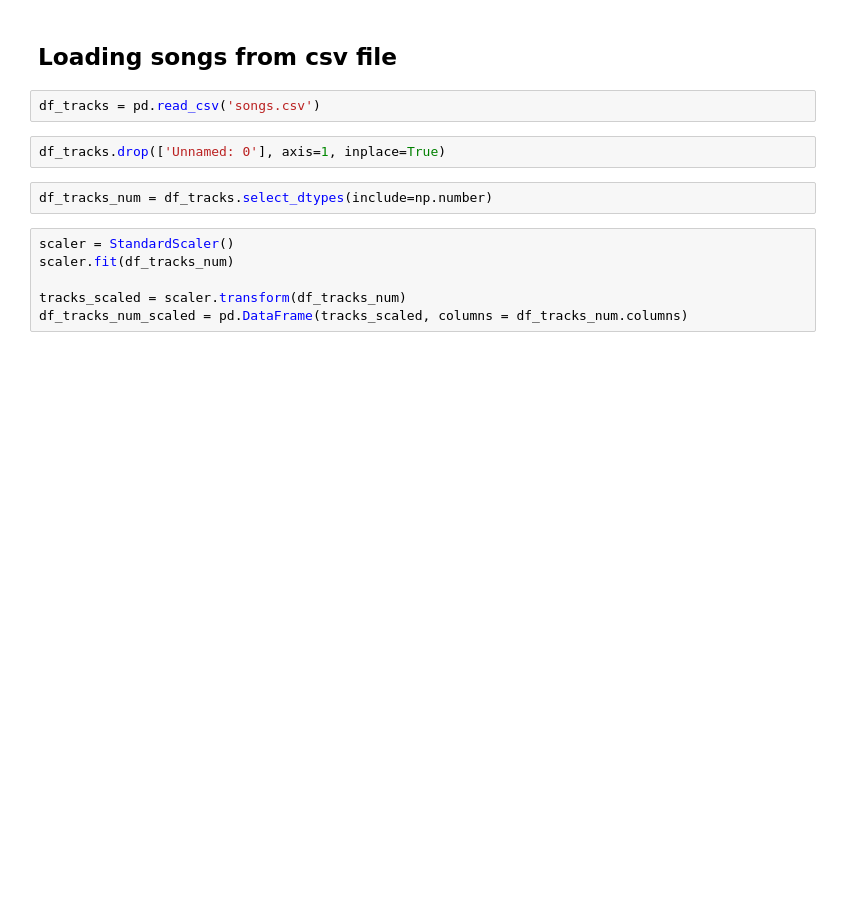
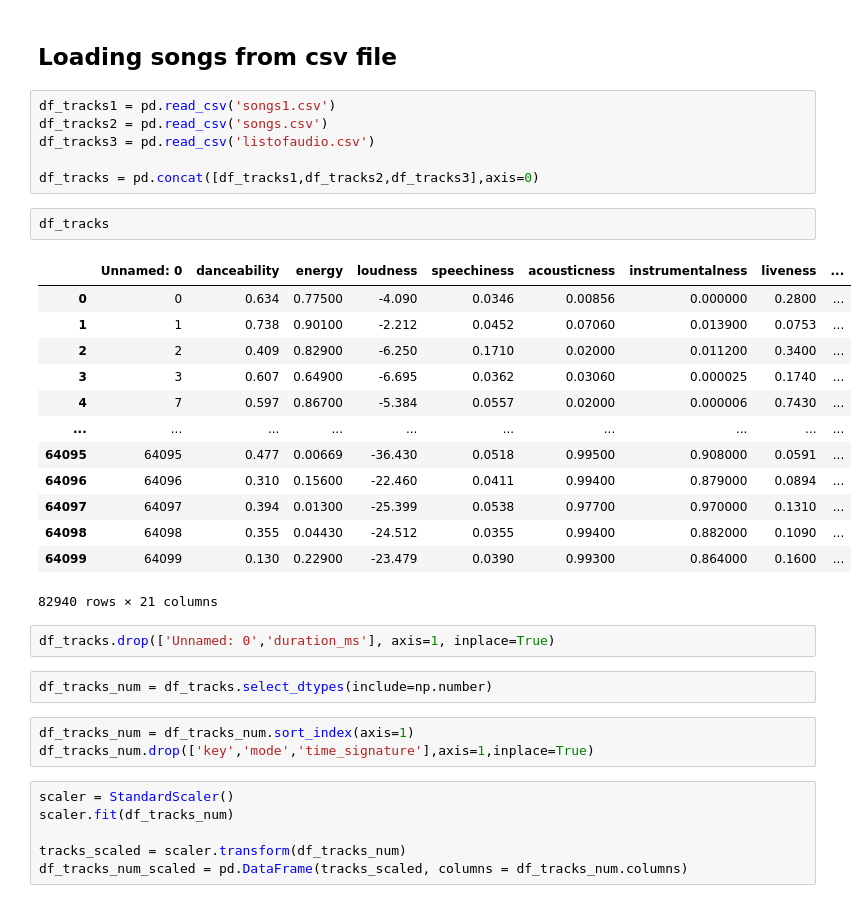
Before and after one commit to Aykut-Avci/spotify_song_recommender, a Jupyter notebook: Songrecommender2.ipynb, the cells around one changed output. Cells and saved outputs as stored; diff of their text form; blank space fills up the shorter version.

```diff
--- a/Songrecommender2.ipynb
+++ b/Songrecommender2.ipynb
@@ -24,11 +33,34 @@ sp = spotipy.Spotify(auth_manager=SpotifyClientCredentials(client_id= config.cli
 # %% [markdown]
 ## Loading songs from csv file
 # %%
-df_tracks = pd.read_csv('songs.csv')
+df_tracks1 = pd.read_csv('songs1.csv')
+df_tracks2 = pd.read_csv('songs.csv')
+df_tracks3 = pd.read_csv('listofaudio.csv')
+
+df_tracks = pd.concat([df_tracks1,df_tracks2,df_tracks3],axis=0)
+# %%
+df_tracks
+# %% [output]
+|  | Unnamed: 0 | danceability | energy | loudness | speechiness | acousticness | instrumentalness | liveness | ... |
+| 0 | 0 | 0.634 | 0.77500 | -4.090 | 0.0346 | 0.00856 | 0.000000 | 0.2800 | ... |
+| 1 | 1 | 0.738 | 0.90100 | -2.212 | 0.0452 | 0.07060 | 0.013900 | 0.0753 | ... |
+| 2 | 2 | 0.409 | 0.82900 | -6.250 | 0.1710 | 0.02000 | 0.011200 | 0.3400 | ... |
+| 3 | 3 | 0.607 | 0.64900 | -6.695 | 0.0362 | 0.03060 | 0.000025 | 0.1740 | ... |
+| 4 | 7 | 0.597 | 0.86700 | -5.384 | 0.0557 | 0.02000 | 0.000006 | 0.7430 | ... |
+| ... | ... | ... | ... | ... | ... | ... | ... | ... | ... |
+| 64095 | 64095 | 0.477 | 0.00669 | -36.430 | 0.0518 | 0.99500 | 0.908000 | 0.0591 | ... |
+| 64096 | 64096 | 0.310 | 0.15600 | -22.460 | 0.0411 | 0.99400 | 0.879000 | 0.0894 | ... |
+| 64097 | 64097 | 0.394 | 0.01300 | -25.399 | 0.0538 | 0.97700 | 0.970000 | 0.1310 | ... |
+| 64098 | 64098 | 0.355 | 0.04430 | -24.512 | 0.0355 | 0.99400 | 0.882000 | 0.1090 | ... |
+| 64099 | 64099 | 0.130 | 0.22900 | -23.479 | 0.0390 | 0.99300 | 0.864000 | 0.1600 | ... |
+82940 rows × 21 columns
 # %%
-df_tracks.drop(['Unnamed: 0'], axis=1, inplace=True)
+df_tracks.drop(['Unnamed: 0','duration_ms'], axis=1, inplace=True)
 # %%
 df_tracks_num = df_tracks.select_dtypes(include=np.number)
+# %%
+df_tracks_num = df_tracks_num.sort_index(axis=1)
+df_tracks_num.drop(['key','mode','time_signature'],axis=1,inplace=True)
 # %%
 scaler = StandardScaler()
 scaler.fit(df_tracks_num)
```
Also changed, not shown: parts of 11 cells of this notebook, 8 other files.
